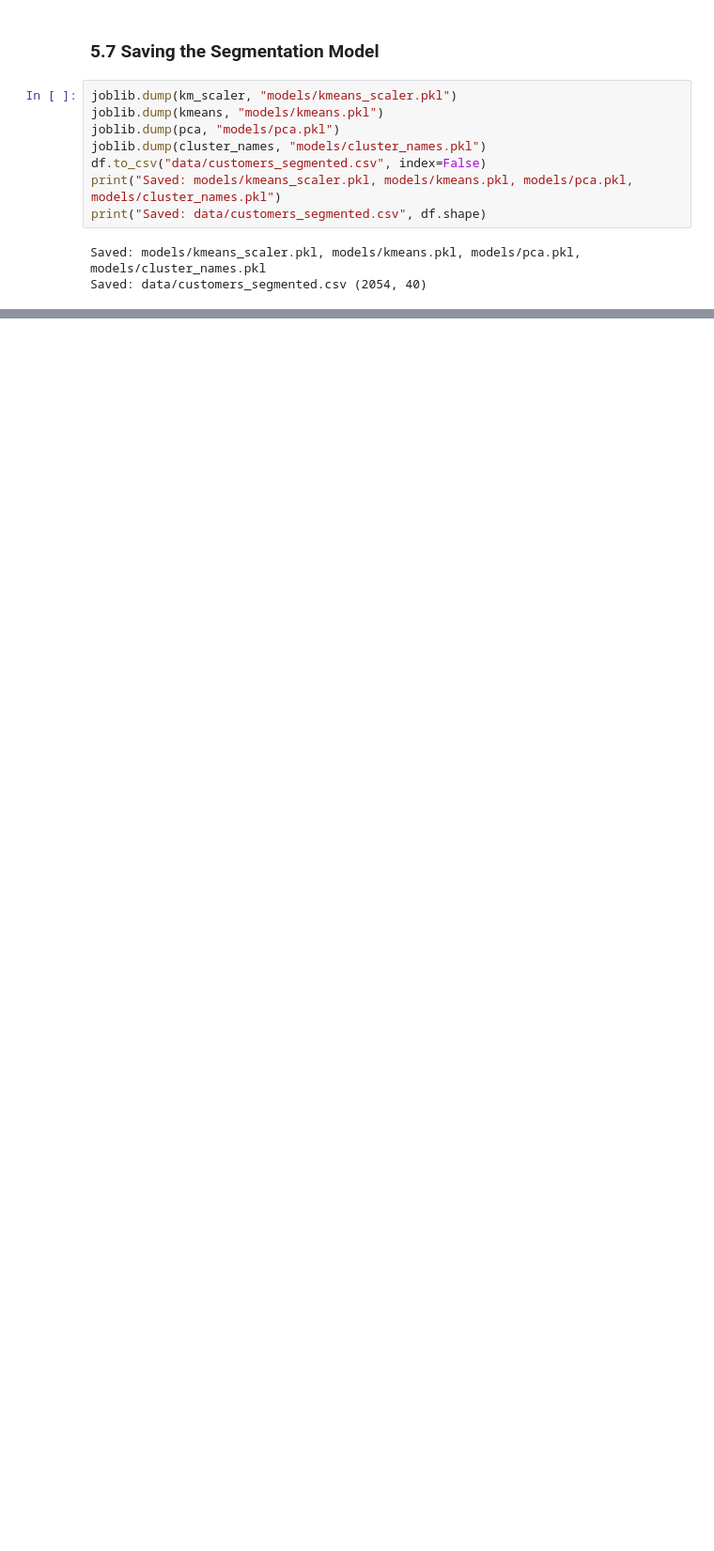
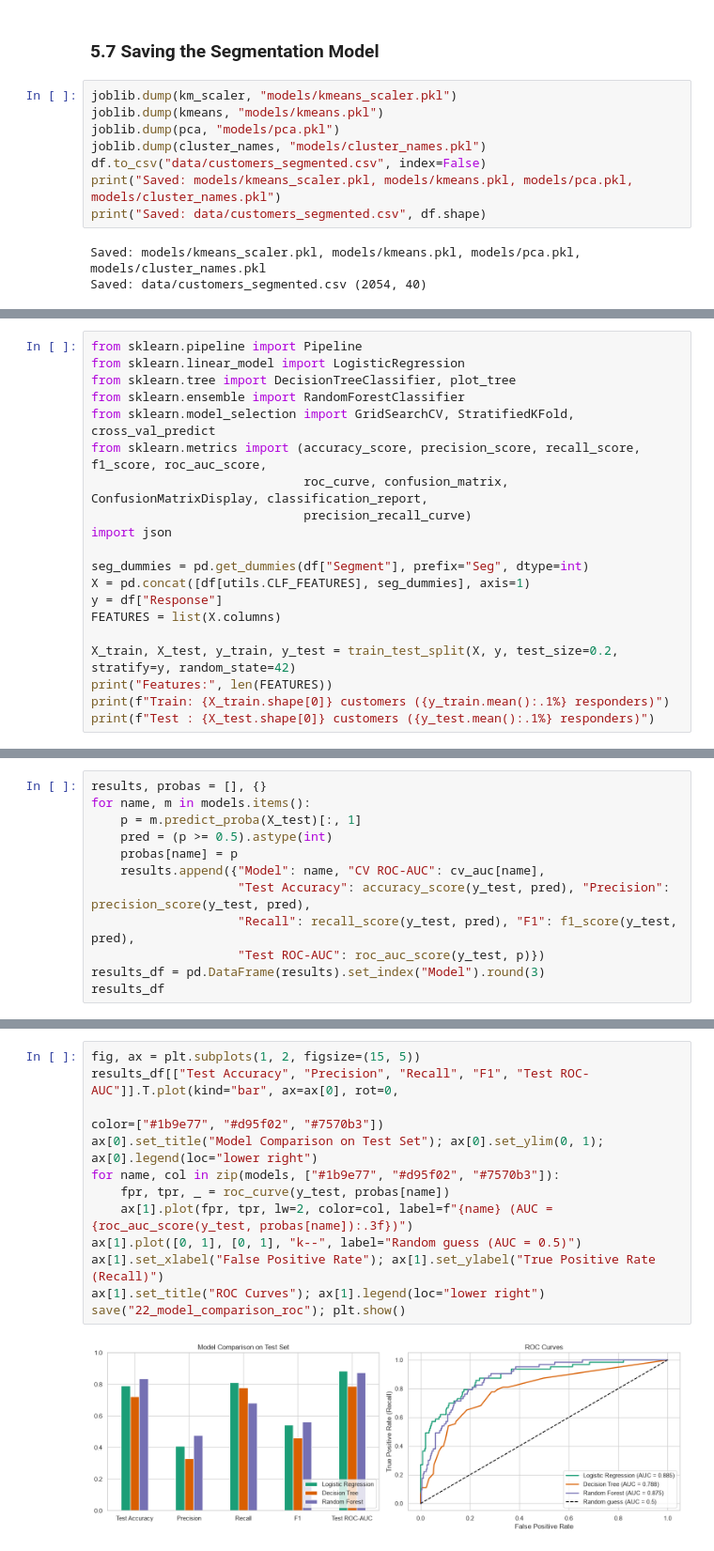
Before and after one commit to manasvigohil28/Customer-Segmentation-Campaign-Optimization, a Jupyter notebook: notebooks/analysis.ipynb, the cells around one changed output, grey strips where cells are left out. Shown at 94% size. Saved outputs shown, nothing was run; the diff lists cells and outputs as text; blank space fills up the shorter version.

Commit message:
Step 6: Classification models for campaign response

```diff
--- a/notebooks/analysis.ipynb
+++ b/notebooks/analysis.ipynb
@@ -934,0 +949,20 @@ Saved: data/customers_segmented.csv (2054, 40)
+# %%
+from sklearn.pipeline import Pipeline
+from sklearn.linear_model import LogisticRegression
+from sklearn.tree import DecisionTreeClassifier, plot_tree
+from sklearn.ensemble import RandomForestClassifier
+from sklearn.model_selection import GridSearchCV, StratifiedKFold, cross_val_predict
+from sklearn.metrics import (accuracy_score, precision_score, recall_score, f1_score, roc_auc_score,
+                             roc_curve, confusion_matrix, ConfusionMatrixDisplay, classification_report,
+                             precision_recall_curve)
+import json
+
+seg_dummies = pd.get_dummies(df["Segment"], prefix="Seg", dtype=int)
+X = pd.concat([df[utils.CLF_FEATURES], seg_dummies], axis=1)
+y = df["Response"]
+FEATURES = list(X.columns)
+
+X_train, X_test, y_train, y_test = train_test_split(X, y, test_size=0.2, stratify=y, random_state=42)
+print("Features:", len(FEATURES))
+print(f"Train: {X_train.shape[0]} customers ({y_train.mean():.1%} responders)")
+print(f"Test : {X_test.shape[0]} customers ({y_test.mean():.1%} responders)")
@@ -934,0 +1015,12 @@ Saved: data/customers_segmented.csv (2054, 40)
+# %%
+results, probas = [], {}
+for name, m in models.items():
+    p = m.predict_proba(X_test)[:, 1]
+    pred = (p >= 0.5).astype(int)
+    probas[name] = p
+    results.append({"Model": name, "CV ROC-AUC": cv_auc[name],
+                    "Test Accuracy": accuracy_score(y_test, pred), "Precision": precision_score(y_test, pred),
+                    "Recall": recall_score(y_test, pred), "F1": f1_score(y_test, pred),
+                    "Test ROC-AUC": roc_auc_score(y_test, p)})
+results_df = pd.DataFrame(results).set_index("Model").round(3)
+results_df
@@ -934,0 +1033,14 @@ Saved: data/customers_segmented.csv (2054, 40)
+# %%
+fig, ax = plt.subplots(1, 2, figsize=(15, 5))
+results_df[["Test Accuracy", "Precision", "Recall", "F1", "Test ROC-AUC"]].T.plot(kind="bar", ax=ax[0], rot=0,
+                                                                                  color=["#1b9e77", "#d95f02", "#7570b3"])
+ax[0].set_title("Model Comparison on Test Set"); ax[0].set_ylim(0, 1); ax[0].legend(loc="lower right")
+for name, col in zip(models, ["#1b9e77", "#d95f02", "#7570b3"]):
+    fpr, tpr, _ = roc_curve(y_test, probas[name])
+    ax[1].plot(fpr, tpr, lw=2, color=col, label=f"{name} (AUC = {roc_auc_score(y_test, probas[name]):.3f})")
+ax[1].plot([0, 1], [0, 1], "k--", label="Random guess (AUC = 0.5)")
+ax[1].set_xlabel("False Positive Rate"); ax[1].set_ylabel("True Positive Rate (Recall)")
+ax[1].set_title("ROC Curves"); ax[1].legend(loc="lower right")
+save("22_model_comparison_roc"); plt.show()
+# %% [output]
+[figure, added]
```
Also changed, not shown: parts of 27 cells of this notebook, 13 other files.
